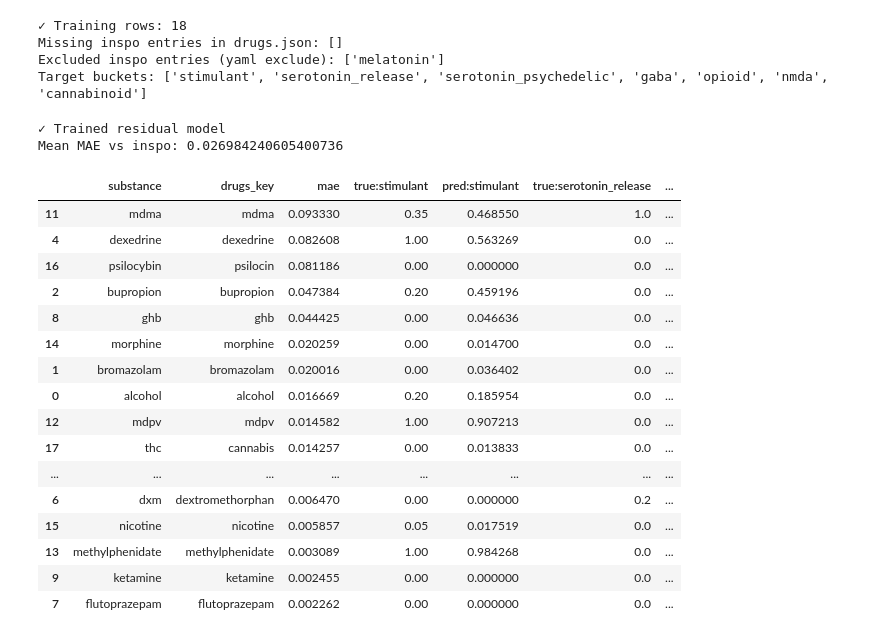
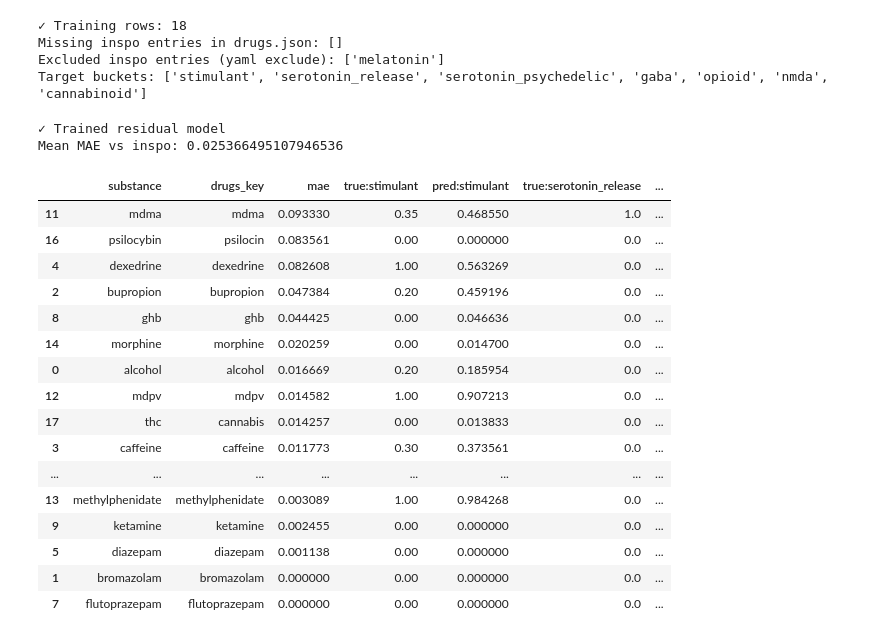
Before and after one commit to EasedMedal4700/harm-reduction-tracking-system, a Jupyter notebook: backend/ML/drug_tolerance_model/tolerance_model.ipynb, the cells around one changed output. Saved outputs shown, nothing was run; the diff lists cells and outputs as text; code cells hidden in the pictures.

```diff
--- a/backend/ML/drug_tolerance_model/tolerance_model.ipynb
+++ b/backend/ML/drug_tolerance_model/tolerance_model.ipynb
@@ -81,8 +81,23 @@ def load_yaml(path: Path) -> dict:
         obj = yaml.safe_load(f)
     return obj if isinstance(obj, dict) else {}
 
+def _yaml_list(cfg: dict, *keys: str) -> List[str]:
+    out: List[str] = []
+    for k in keys:
+        v = cfg.get(k)
+        if isinstance(v, list):
+            out.extend([x for x in v if isinstance(x, str)])
+    return out
+
 TOL_CFG = load_yaml(YAML_PATH)
-TOL_EXCLUDE_SET = {normalize_name(x) for x in (TOL_CFG.get('exclude') or []) if isinstance(x, str)}
+
+# YAML schema supports multiple keys (user-editable)
+# - exclude from all: excluded everywhere
+# - exlude from neuro-bucket: excluded only from tolerance model (typo preserved)
+EXCLUDE_ALL = _yaml_list(TOL_CFG, 'exclude', 'exclude from all', 'exclude_from_all')
+EXCLUDE_NEURO = _yaml_list(TOL_CFG, 'exclude from neuro-bucket', 'exlude from neuro-bucket', 'exclude_from_neuro_bucket', 'exclude_from_neuro-bucket')
+
+TOL_EXCLUDE_SET = {normalize_name(x) for x in (EXCLUDE_ALL + EXCLUDE_NEURO) if isinstance(x, str)}
 TOL_SEPARATE_SET = {normalize_name(x) for x in (TOL_CFG.get('separate') or []) if isinstance(x, str)}
 TOL_ALIAS_MAP = {
     normalize_name(k): normalize_name(v)
@@ -140,6 +155,6 @@ def tolerance_group_id(name: str) -> Optional[str]:
     return TOL_MEMBER_TO_GROUP.get(n)
 
 print('✓ Loaded drug_interaction.yaml for tolerance')
-print('  exclude:', len(TOL_EXCLUDE_SET), 'aliases:', len(TOL_ALIAS_MAP), 'groups:', len(TOL_GROUPS), 'separate:', len(TOL_SEPARATE_SET))
+print('  exclude_all:', len(EXCLUDE_ALL), 'exclude_neuro:', len(EXCLUDE_NEURO), 'aliases:', len(TOL_ALIAS_MAP), 'groups:', len(TOL_GROUPS), 'separate:', len(TOL_SEPARATE_SET))
 # %% [output]
 ✓ Loaded drug_interaction.yaml for tolerance
@@ -156,8 +278,8 @@ def _iter_str_list(x) -> List[str]:
 def extract_features(substance: str, entry: dict) -> Dict[str, float]:
     feats: Dict[str, float] = {}
 
-    # Categories are the most stable structured signal we have.
-    for c in _iter_str_list(entry.get('categories')):
+    # Categories are the most stable structured signal we have (DB-refreshed when available).
+    for c in get_categories_for(substance, entry):
         feats[f'cat:{c}'] = 1.0
 
     # PsychonautWiki effect keys (structured-ish, useful for mechanism hints)
@@ -344,6 +466,13 @@ model: Pipeline = Pipeline([
 model.fit(X, residual)
 print('✓ Trained residual model')
 
+BUCKET_INDEX = {b: i for i, b in enumerate(BUCKETS)}
+
+def is_benzodiazepine_category(drugs_key: str) -> bool:
+    entry = drugs_raw.get(drugs_key) or {}
+    cats = set(get_categories_for(drugs_key, entry))
+    return ('benzodiazepine' in cats) or ('benzodiazepines' in cats)
+
 def predict_weights(drugs_key: str) -> np.ndarray:
     k = normalize_name(drugs_key)
     if is_excluded(k):
@@ -352,49 +481,58 @@ def predict_weights(drugs_key: str) -> np.ndarray:
     p = heuristic_prior(drugs_key, entry)
     r = model.predict([extract_features(drugs_key, entry)])[0]
     w = np.clip(p + r, 0.0, 1.0)
+
+    # Rule: if category includes Benzodiazepine, only allow GABA bucket
+    if is_benzodiazepine_category(drugs_key) and 'gaba' in BUCKET_INDEX:
+        gaba_i = BUCKET_INDEX['gaba']
+        gaba_w = float(w[gaba_i])
+        w2 = np.zeros(len(BUCKETS), dtype=float)
+        w2[gaba_i] = np.clip(gaba_w if gaba_w > 0 else 0.7, 0.0, 1.0)
+        w = w2
+
     if float(w.max()) <= 0.0:
         idx = int(np.argmax(p)) if float(p.max()) > 0 else 0
         w[idx] = 0.1
     return w
 
 def eval_against_inspo() -> pd.DataFrame:
     rows = []
     for s in train_names:
         s_key = resolve_inspo_name_to_drugs_key(s)
         if s_key is None:
             continue
         y_true = target_vector_from_inspo(s)
         y_pred = predict_weights(s_key)
         row = {'substance': s, 'drugs_key': s_key, 'mae': float(np.mean(np.abs(y_true - y_pred)))}
         for i, b in enumerate(BUCKETS):
             row[f'true:{b}'] = float(y_true[i])
             row[f'pred:{b}'] = float(y_pred[i])
         rows.append(row)
     return pd.DataFrame(rows).sort_values('mae', ascending=False)
 
 df_eval = eval_against_inspo()
 print('Mean MAE vs inspo:', float(df_eval['mae'].mean()) if len(df_eval) else None)
 df_eval.head(25)
 # %% [output]
 ✓ Trained residual model
-Mean MAE vs inspo: 0.026984240605400736
+Mean MAE vs inspo: 0.025366495107946536
 |  | substance | drugs_key | mae | true:stimulant | pred:stimulant | true:serotonin_release | ... |
 | 11 | mdma | mdma | 0.093330 | 0.35 | 0.468550 | 1.0 | ... |
+| 16 | psilocybin | psilocin | 0.083561 | 0.00 | 0.000000 | 0.0 | ... |
 | 4 | dexedrine | dexedrine | 0.082608 | 1.00 | 0.563269 | 0.0 | ... |
-| 16 | psilocybin | psilocin | 0.081186 | 0.00 | 0.000000 | 0.0 | ... |
 | 2 | bupropion | bupropion | 0.047384 | 0.20 | 0.459196 | 0.0 | ... |
 | 8 | ghb | ghb | 0.044425 | 0.00 | 0.046636 | 0.0 | ... |
 | 14 | morphine | morphine | 0.020259 | 0.00 | 0.014700 | 0.0 | ... |
-| 1 | bromazolam | bromazolam | 0.020016 | 0.00 | 0.036402 | 0.0 | ... |
 | 0 | alcohol | alcohol | 0.016669 | 0.20 | 0.185954 | 0.0 | ... |
 | 12 | mdpv | mdpv | 0.014582 | 1.00 | 0.907213 | 0.0 | ... |
 | 17 | thc | cannabis | 0.014257 | 0.00 | 0.013833 | 0.0 | ... |
+| 3 | caffeine | caffeine | 0.011773 | 0.30 | 0.373561 | 0.0 | ... |
 | ... | ... | ... | ... | ... | ... | ... | ... |
-| 6 | dxm | dextromethorphan | 0.006470 | 0.00 | 0.000000 | 0.2 | ... |
-| 15 | nicotine | nicotine | 0.005857 | 0.05 | 0.017519 | 0.0 | ... |
 | 13 | methylphenidate | methylphenidate | 0.003089 | 1.00 | 0.984268 | 0.0 | ... |
 | 9 | ketamine | ketamine | 0.002455 | 0.00 | 0.000000 | 0.0 | ... |
-| 7 | flutoprazepam | flutoprazepam | 0.002262 | 0.00 | 0.000000 | 0.0 | ... |
+| 5 | diazepam | diazepam | 0.001138 | 0.00 | 0.000000 | 0.0 | ... |
+| 1 | bromazolam | bromazolam | 0.000000 | 0.00 | 0.000000 | 0.0 | ... |
+| 7 | flutoprazepam | flutoprazepam | 0.000000 | 0.00 | 0.000000 | 0.0 | ... |
 # %%
 # Export: neuro_buckets for all substances (JSONB-ready)
 import re
```
Also changed, not shown: parts of 3 cells of this notebook, 2 other files.
